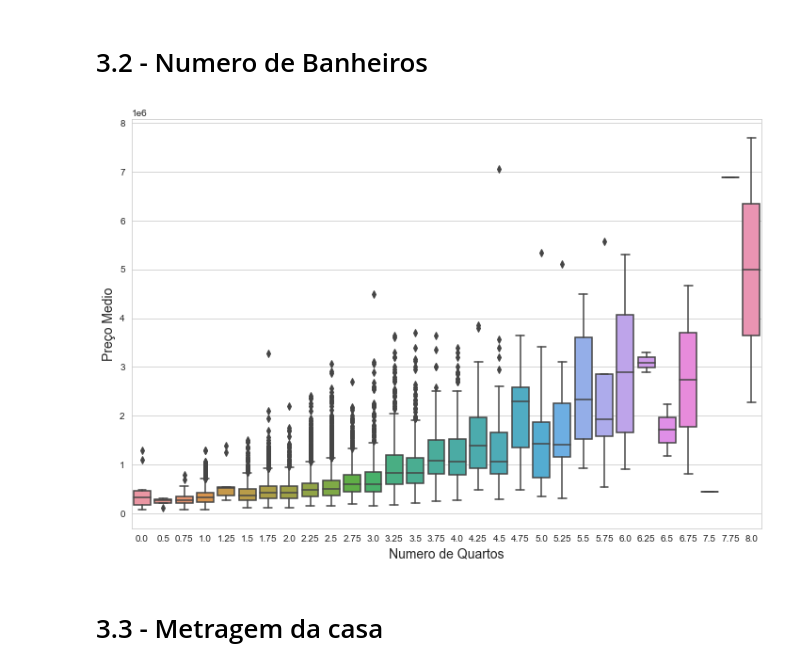
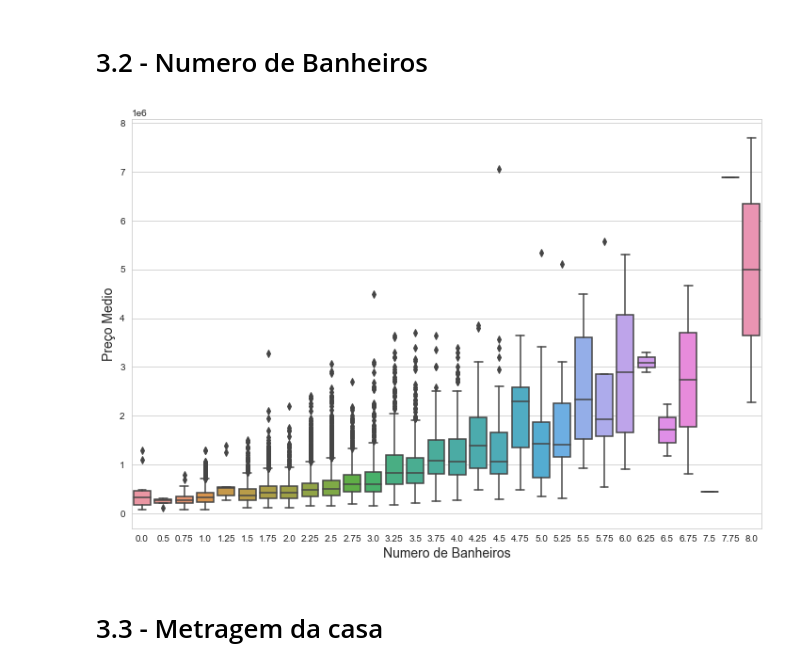
Before and after one commit to msavazzi28/preco_casa, a Jupyter notebook: Previsão do valor da casa.ipynb, the cells around one changed output. Cells and saved outputs as stored; diff of their text form; code cells hidden in the pictures.

```diff
--- a/Previsão do valor da casa.ipynb
+++ b/Previsão do valor da casa.ipynb
@@ -205,12 +205,12 @@ plt.show()
 # %%
 sns.set_style('whitegrid')
 fig, ax = plt.subplots(figsize = (12,8))
 sns.boxplot (x = 'bathrooms', y = 'price', data = df)
-ax.xaxis.set_label_text('Numero de Quartos', fontdict = {'size':14})
+ax.xaxis.set_label_text('Numero de Banheiros', fontdict = {'size':14})
 ax.yaxis.set_label_text('Preço Medio', fontdict = {'size':14})
 plt.show()
 # %% [output]
-[figure, old version]
+[figure, new version]
 # %% [markdown]
 # 3.3 - Metragem da casa
 # %%
```
Also changed, not shown: parts of 4 cells of this notebook.
